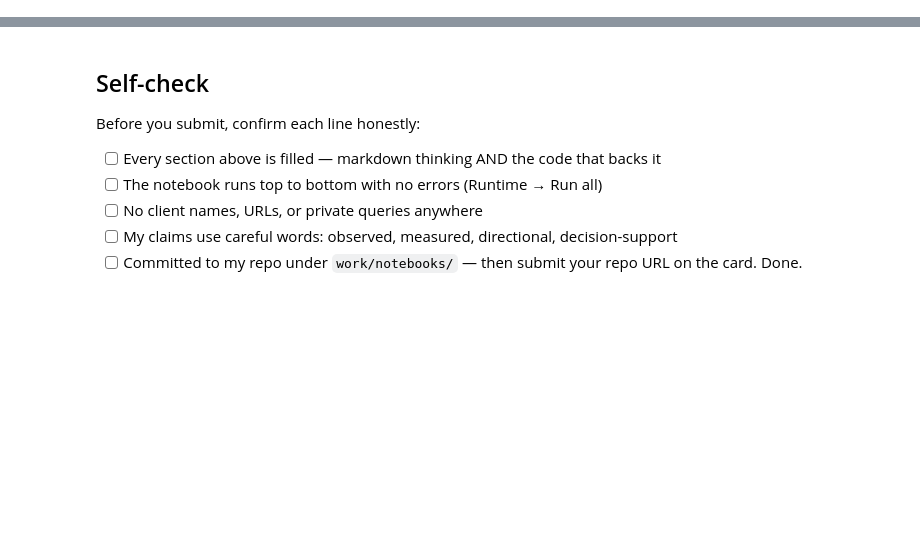
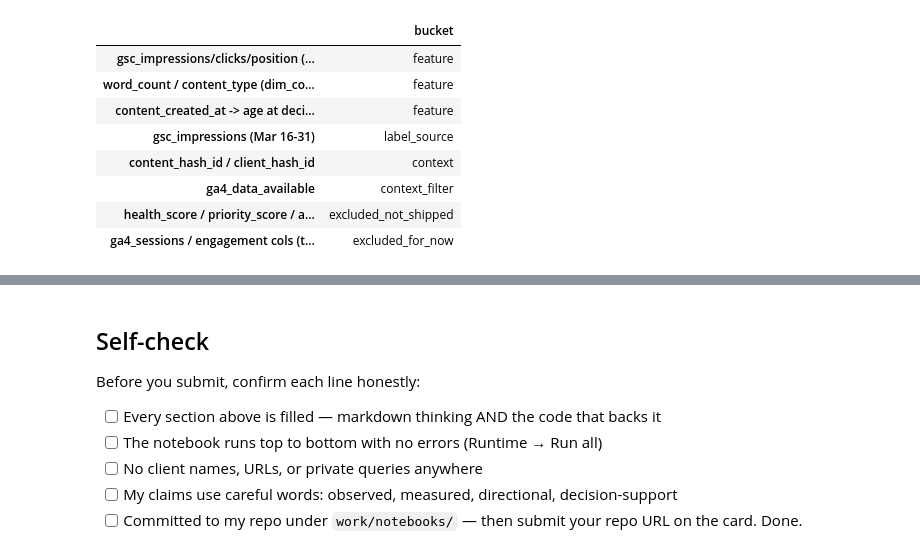
Before and after one commit to Danishh-ux/flyrank-ml-internship, a Jupyter notebook: work/notebooks/w03_data_contract.ipynb, the cells around one changed output, grey strips where cells are left out. Cells and saved outputs as stored; diff of their text form; code cells hidden in the pictures; blank space fills up the shorter version.

```diff
--- a/work/notebooks/w03_data_contract.ipynb
+++ b/work/notebooks/w03_data_contract.ipynb
@@ -36,0 +73,26 @@ This skeleton is yours to fill. Work the sections **in order** — each one has
+# %%
+# The feature/label/context/excluded table above is the contract itself --
+# this cell just re-states it as data so I can sanity-check it programmatically
+# (real verification queries against the warehouse are in section 3 below).
+contract = {
+    "gsc_impressions/clicks/position (Mar 1-15)": "feature",
+    "word_count / content_type (dim_content)": "feature",
+    "content_created_at -> age at decision": "feature",
+    "gsc_impressions (Mar 16-31)": "label_source",
+    "content_hash_id / client_hash_id": "context",
+    "ga4_data_available": "context_filter",
+    "health_score / priority_score / action_type": "excluded_not_shipped",
+    "ga4_sessions / engagement cols (this month)": "excluded_for_now",
+}
+import pandas as pd
+pd.Series(contract, name="bucket").to_frame()
+# %% [output]
+|  | bucket |
+| gsc_impressions/clicks/position (... | feature |
+| word_count / content_type (dim_co... | feature |
+| content_created_at -> age at deci... | feature |
+| gsc_impressions (Mar 16-31) | label_source |
+| content_hash_id / client_hash_id | context |
+| ga4_data_available | context_filter |
+| health_score / priority_score / a... | excluded_not_shipped |
+| ga4_sessions / engagement cols (t... | excluded_for_now |
```
Also changed, not shown: parts of 23 cells of this notebook.
